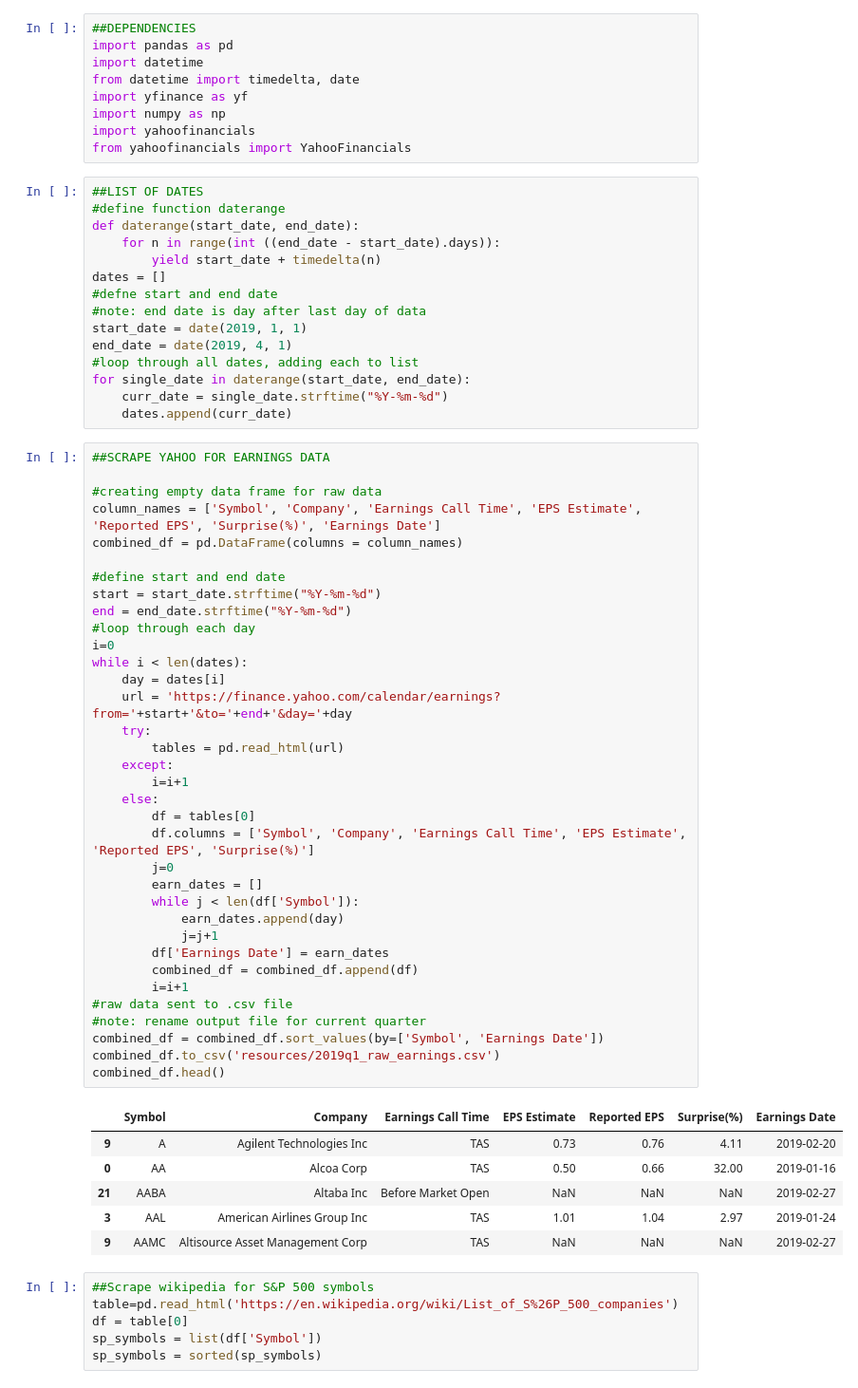
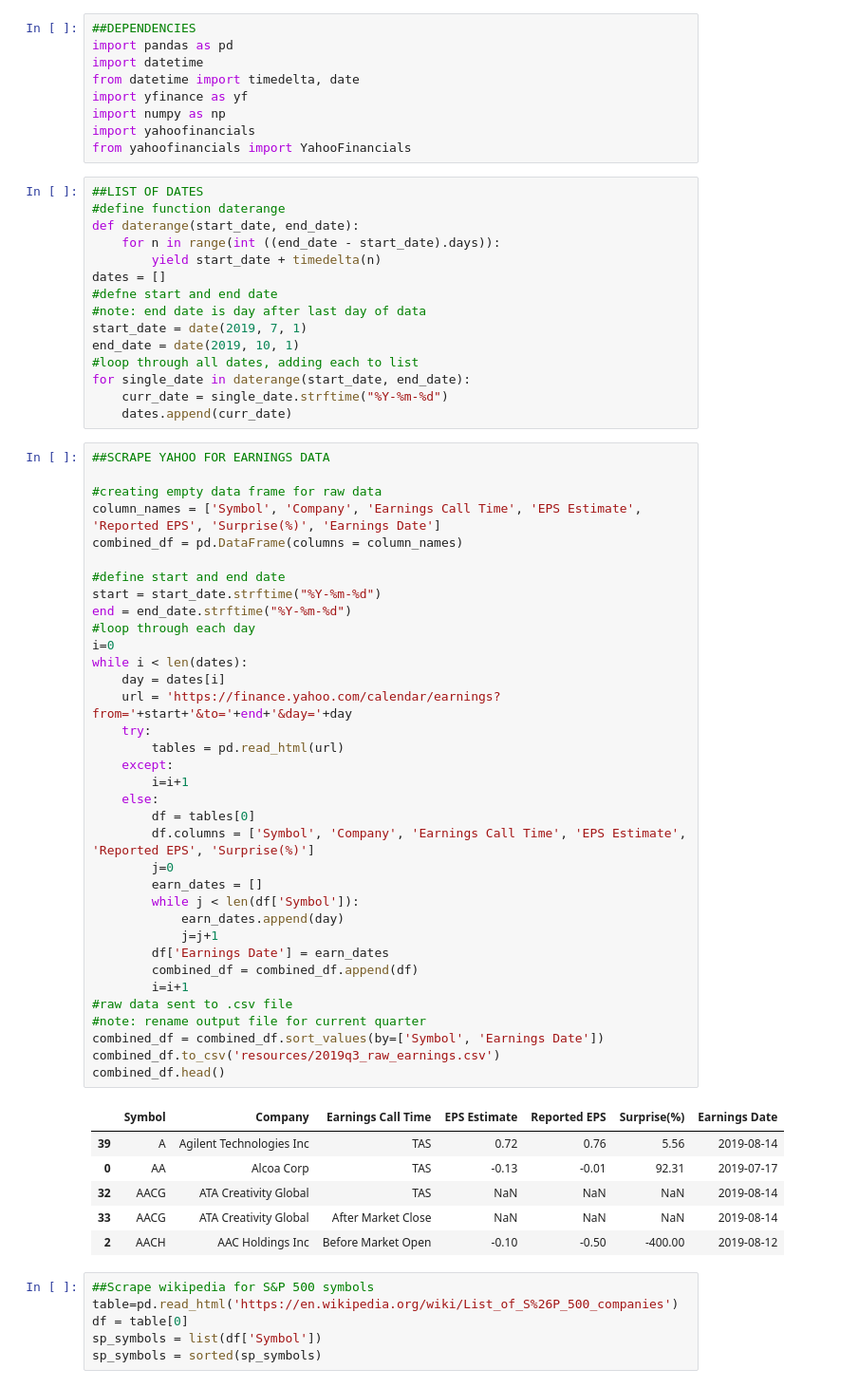
Before and after one commit to djoleary5/earnings_options_strategy, a Jupyter notebook: els_scrape_quarter.ipynb, the cells around one changed output. Shown: that part at 95% size. Drawn from its saved outputs; the diff is of its cells as text.

```diff
--- a/els_scrape_quarter.ipynb
+++ b/els_scrape_quarter.ipynb
@@ -16,8 +16,8 @@ def daterange(start_date, end_date):
 dates = []
 #defne start and end date
 #note: end date is day after last day of data
-start_date = date(2019, 1, 1)
-end_date = date(2019, 4, 1)
+start_date = date(2019, 7, 1)
+end_date = date(2019, 10, 1)
 #loop through all dates, adding each to list
 for single_date in daterange(start_date, end_date):
     curr_date = single_date.strftime("%Y-%m-%d")
@@ -31,39 +31,39 @@ combined_df = pd.DataFrame(columns = column_names)
 
 #define start and end date
 start = start_date.strftime("%Y-%m-%d")
 end = end_date.strftime("%Y-%m-%d")
 #loop through each day
 i=0
 while i < len(dates):
     day = dates[i]
     url = 'https://finance.yahoo.com/calendar/earnings?from='+start+'&to='+end+'&day='+day
     try:
         tables = pd.read_html(url)
     except:
         i=i+1
     else:
         df = tables[0]
         df.columns = ['Symbol', 'Company', 'Earnings Call Time', 'EPS Estimate', 'Reported EPS', 'Surprise(%)']
         j=0
         earn_dates = []
         while j < len(df['Symbol']):
             earn_dates.append(day)
             j=j+1
         df['Earnings Date'] = earn_dates
         combined_df = combined_df.append(df)
         i=i+1
 #raw data sent to .csv file
 #note: rename output file for current quarter
 combined_df = combined_df.sort_values(by=['Symbol', 'Earnings Date'])
-combined_df.to_csv('resources/2019q1_raw_earnings.csv')
+combined_df.to_csv('resources/2019q3_raw_earnings.csv')
 combined_df.head()
 # %% [output]
 |  | Symbol | Company | Earnings Call Time | EPS Estimate | Reported EPS | Surprise(%) | Earnings Date |
-| 9 | A | Agilent Technologies Inc | TAS | 0.73 | 0.76 | 4.11 | 2019-02-20 |
-| 0 | AA | Alcoa Corp | TAS | 0.50 | 0.66 | 32.00 | 2019-01-16 |
-| 21 | AABA | Altaba Inc | Before Market Open | NaN | NaN | NaN | 2019-02-27 |
-| 3 | AAL | American Airlines Group Inc | TAS | 1.01 | 1.04 | 2.97 | 2019-01-24 |
-| 9 | AAMC | Altisource Asset Management Corp | TAS | NaN | NaN | NaN | 2019-02-27 |
+| 39 | A | Agilent Technologies Inc | TAS | 0.72 | 0.76 | 5.56 | 2019-08-14 |
+| 0 | AA | Alcoa Corp | TAS | -0.13 | -0.01 | 92.31 | 2019-07-17 |
+| 32 | AACG | ATA Creativity Global | TAS | NaN | NaN | NaN | 2019-08-14 |
+| 33 | AACG | ATA Creativity Global | After Market Close | NaN | NaN | NaN | 2019-08-14 |
+| 2 | AACH | AAC Holdings Inc | Before Market Open | -0.10 | -0.50 | -400.00 | 2019-08-12 |
 # %%
 ##Scrape wikipedia for S&P 500 symbols
 table=pd.read_html('https://en.wikipedia.org/wiki/List_of_S%26P_500_companies')
```
Also changed, not shown: parts of 3 cells of this notebook, 3 other files.
